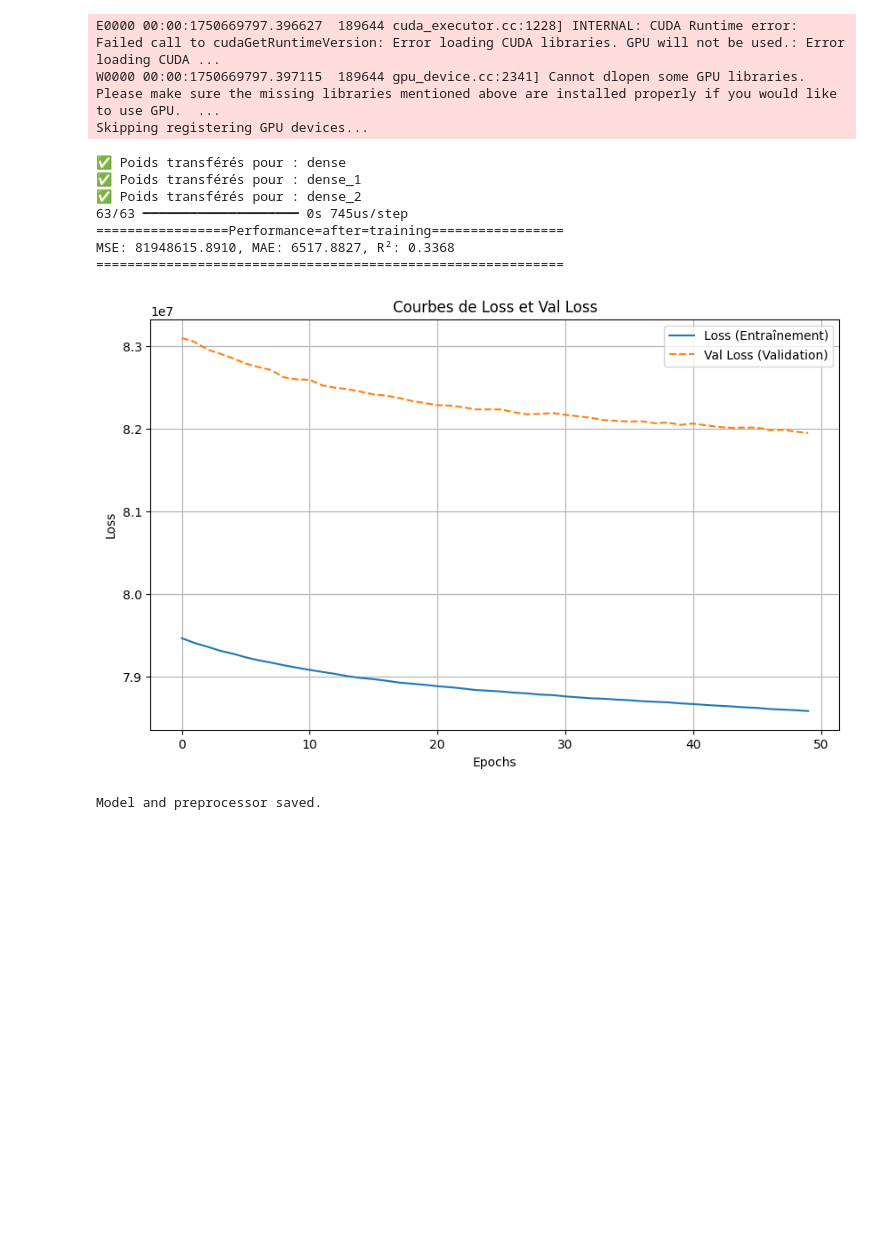
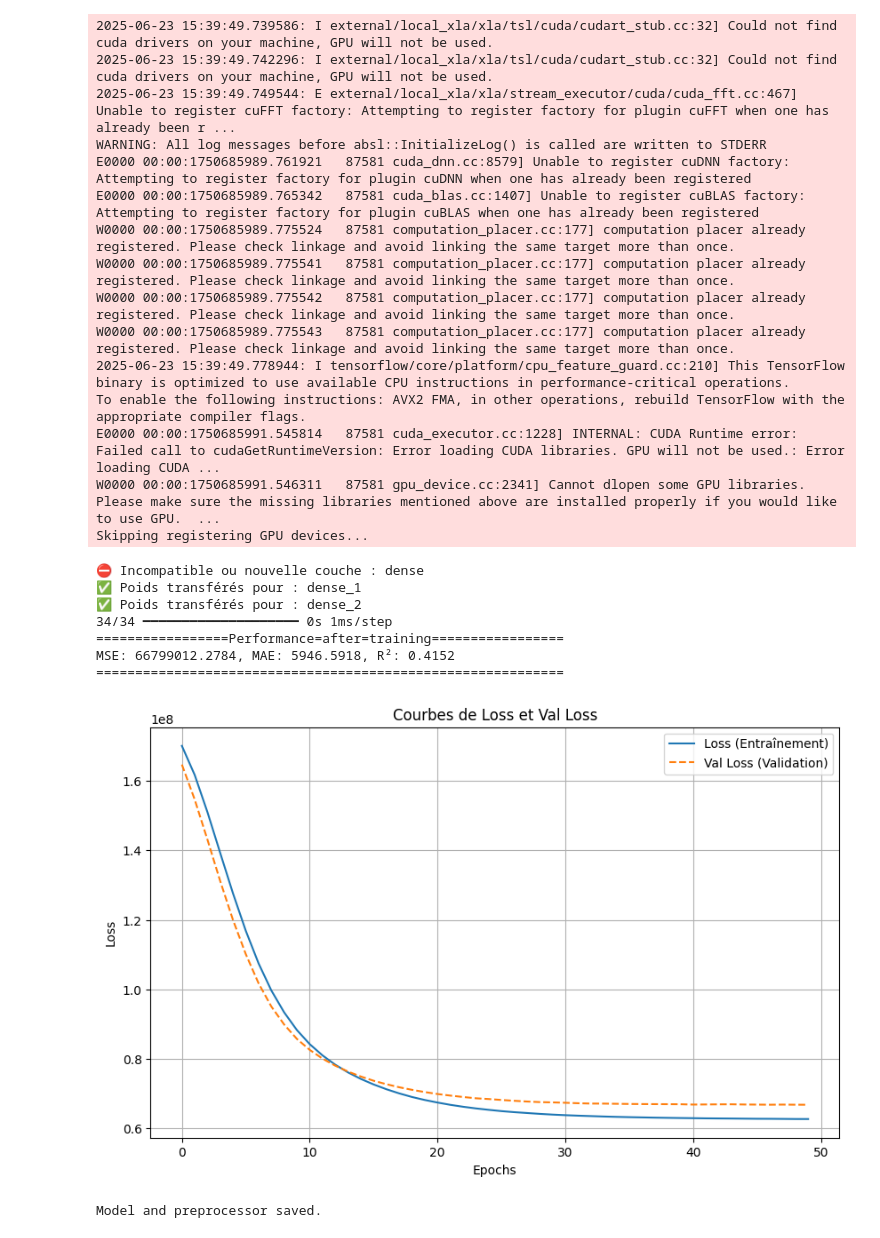
Before and after one commit to ThomasHtn/sql-alchemy, a Jupyter notebook: notebook/train_from_existing_model.ipynb, the cells around one changed output. Drawn from its saved outputs; the diff is of its cells as text; code cells hidden in the pictures; blank space fills up the shorter version.

```diff
--- a/notebook/train_from_existing_model.ipynb
+++ b/notebook/train_from_existing_model.ipynb
@@ -7,37 +7,51 @@ sys.path.append(os.path.abspath(".."))
 from module import train_model_from_existing
 
 
 numerical_cols = [
     "age",
     "taille",
     "poids",
     "niveau_etude",
     "revenu_estime_mois",
     "situation_familiale",
     "historique_credits",
     "risque_personnel",
     "score_credit",
     "loyer_mensuel",
+    "nb_enfants",
+    "quotient_caf"
 ]
 categorical_cols = [
     "sport_licence",
     "region",
     "smoker",
 ]
 
 predict_col = "montant_pret"
 
 train_model_from_existing("model1.keras", "clean-data.csv", numerical_cols, categorical_cols, predict_col)
 # %% [output]
-E0000 00:00:1750669797.396627  189644 cuda_executor.cc:1228] INTERNAL: CUDA Runtime error: Failed call to cudaGetRuntimeVersion: Error loading CUDA libraries. GPU will not be used.: Error loading CUDA ...
-W0000 00:00:1750669797.397115  189644 gpu_device.cc:2341] Cannot dlopen some GPU libraries. Please make sure the missing libraries mentioned above are installed properly if you would like to use GPU.  ...
+2025-06-23 15:39:49.739586: I external/local_xla/xla/tsl/cuda/cudart_stub.cc:32] Could not find cuda drivers on your machine, GPU will not be used.
+2025-06-23 15:39:49.742296: I external/local_xla/xla/tsl/cuda/cudart_stub.cc:32] Could not find cuda drivers on your machine, GPU will not be used.
+2025-06-23 15:39:49.749544: E external/local_xla/xla/stream_executor/cuda/cuda_fft.cc:467] Unable to register cuFFT factory: Attempting to register factory for plugin cuFFT when one has already been r ...
+WARNING: All log messages before absl::InitializeLog() is called are written to STDERR
+E0000 00:00:1750685989.761921   87581 cuda_dnn.cc:8579] Unable to register cuDNN factory: Attempting to register factory for plugin cuDNN when one has already been registered
+E0000 00:00:1750685989.765342   87581 cuda_blas.cc:1407] Unable to register cuBLAS factory: Attempting to register factory for plugin cuBLAS when one has already been registered
+W0000 00:00:1750685989.775524   87581 computation_placer.cc:177] computation placer already registered. Please check linkage and avoid linking the same target more than once.
+W0000 00:00:1750685989.775541   87581 computation_placer.cc:177] computation placer already registered. Please check linkage and avoid linking the same target more than once.
+W0000 00:00:1750685989.775542   87581 computation_placer.cc:177] computation placer already registered. Please check linkage and avoid linking the same target more than once.
+W0000 00:00:1750685989.775543   87581 computation_placer.cc:177] computation placer already registered. Please check linkage and avoid linking the same target more than once.
+2025-06-23 15:39:49.778944: I tensorflow/core/platform/cpu_feature_guard.cc:210] This TensorFlow binary is optimized to use available CPU instructions in performance-critical operations.
+To enable the following instructions: AVX2 FMA, in other operations, rebuild TensorFlow with the appropriate compiler flags.
+E0000 00:00:1750685991.545814   87581 cuda_executor.cc:1228] INTERNAL: CUDA Runtime error: Failed call to cudaGetRuntimeVersion: Error loading CUDA libraries. GPU will not be used.: Error loading CUDA ...
+W0000 00:00:1750685991.546311   87581 gpu_device.cc:2341] Cannot dlopen some GPU libraries. Please make sure the missing libraries mentioned above are installed properly if you would like to use GPU.  ...
 Skipping registering GPU devices...
-✅ Poids transférés pour : dense
+⛔ Incompatible ou nouvelle couche : dense
 ✅ Poids transférés pour : dense_1
 ✅ Poids transférés pour : dense_2
-63/63 ━━━━━━━━━━━━━━━━━━━━ 0s 745us/step
+34/34 ━━━━━━━━━━━━━━━━━━━━ 0s 1ms/step
 =================Performance=after=training=================
-MSE: 81948615.8910, MAE: 6517.8827, R²: 0.3368
+MSE: 66799012.2784, MAE: 5946.5918, R²: 0.4152
 ============================================================
-[figure, old version]
+[figure, new version]
 Model and preprocessor saved.
```
Also changed, not shown: parts of 1 cell of this notebook, 23 other files.
